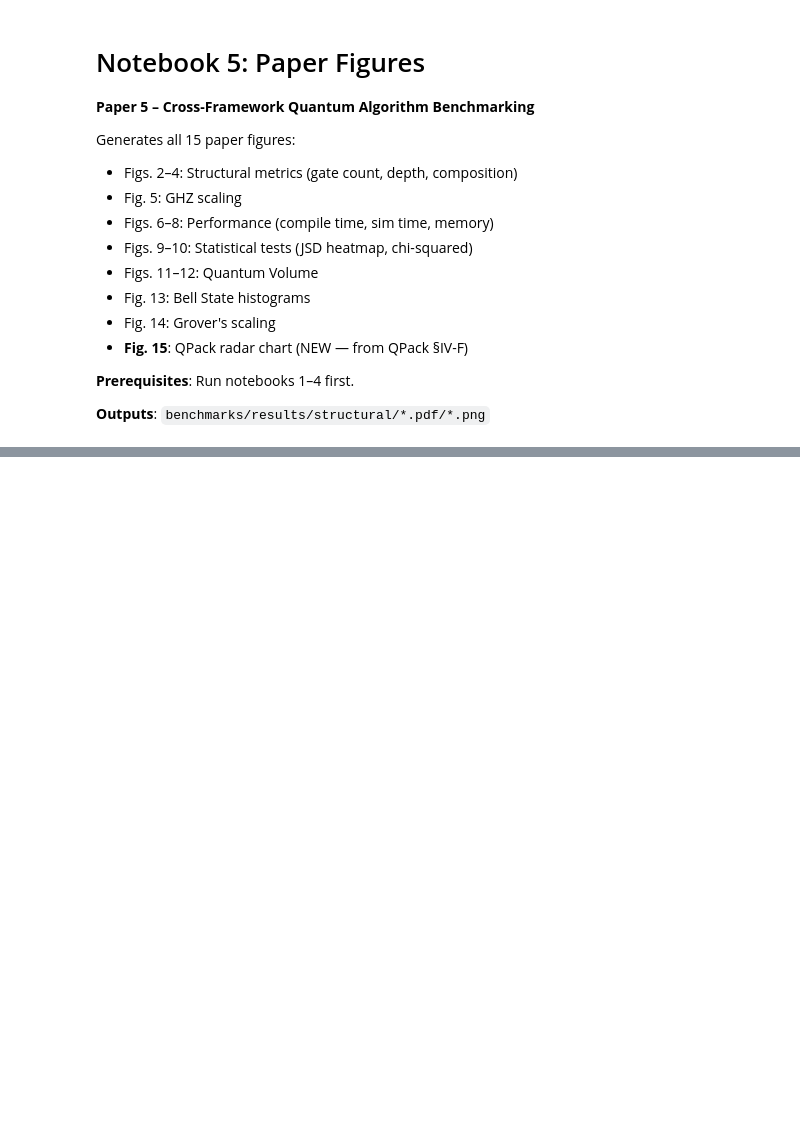
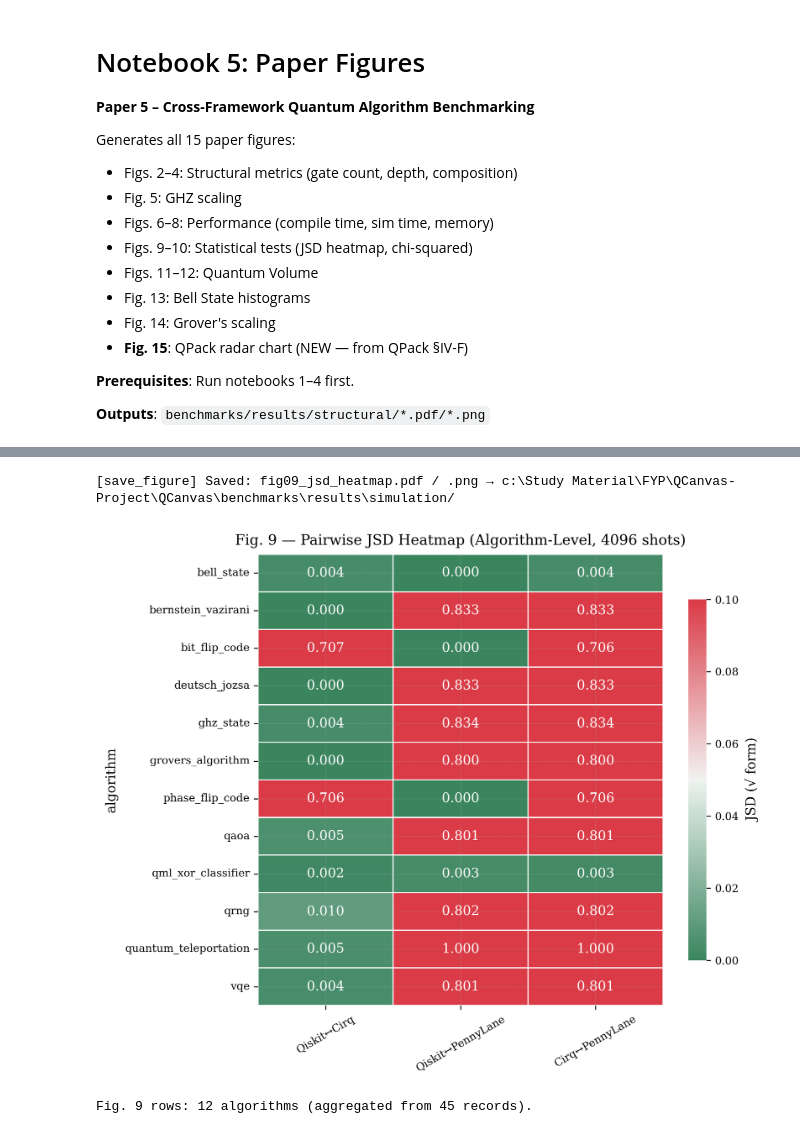
Before and after one commit to irtaza-khan/QCanvas, a Jupyter notebook: benchmarks/notebooks/nb05_figures.ipynb, the cells around one changed output, grey strips where cells are left out. Cells and saved outputs as stored; diff of their text form; code cells hidden in the pictures; blank space fills up the shorter version.

```diff
--- a/benchmarks/notebooks/nb05_figures.ipynb
+++ b/benchmarks/notebooks/nb05_figures.ipynb
@@ -37,11 +39,11 @@ print('Figure styles loaded. Generating all 15 paper figures...')
 # %%
 # Load all data
-df_struct = pd.read_csv('benchmarks/metrics/structural_metrics.csv')
-df_ctimes = pd.read_csv('benchmarks/metrics/compilation_times.csv')
-df_sim    = pd.read_csv('benchmarks/metrics/simulation_metrics.csv')
-df_qv     = pd.read_csv('benchmarks/metrics/quantum_volume_estimates.csv')
-df_tests  = pd.read_csv('benchmarks/metrics/statistical_tests.csv')
-df_qpack  = pd.read_csv('benchmarks/metrics/qpack_scores.csv')
+df_struct = pd.read_csv('../metrics/structural_metrics.csv')
+df_ctimes = pd.read_csv('../metrics/compilation_times.csv')
+df_sim    = pd.read_csv('../metrics/simulation_metrics.csv')
+df_qv     = pd.read_csv('../metrics/quantum_volume_estimates.csv')
+df_tests  = pd.read_csv('../metrics/statistical_tests.csv')
+df_qpack  = pd.read_csv('../metrics/qpack_scores.csv')
 
 # Baseline: minimum qubit count per algorithm
 df_fixed  = df_struct[df_struct['n_qubits'] == df_struct.groupby('algorithm')['n_qubits'].transform('min')]
@@ -73,8 +86,16 @@ plt.tight_layout(); save_figure(fig, 'fig05_ghz_scaling', 'structural'); plt.sho
 # %%
-# ── Fig. 9: JSD Heatmap ──────────────────────────────────────────────────────
-df_heat = df_tests.set_index('algorithm')[['jsd_qiskit_cirq', 'jsd_qiskit_pl', 'jsd_cirq_pl']]
+# ── Fig. 9: JSD Heatmap (algorithm-level aggregate) ──────────────────────────
+jsd_cols = ['jsd_qiskit_cirq', 'jsd_qiskit_pl', 'jsd_cirq_pl']
+df_heat = df_tests.groupby('algorithm', as_index=True)[jsd_cols].mean()
+df_heat = df_heat[['jsd_qiskit_cirq', 'jsd_qiskit_pl', 'jsd_cirq_pl']]
 df_heat.columns = ['Qiskit↔Cirq', 'Qiskit↔PennyLane', 'Cirq↔PennyLane']
-fig, ax = plt.subplots(figsize=(8, max(6, len(df_heat) * 0.55 + 1.5)))
-plot_jsd_heatmap(ax, df_heat, title='Fig. 9 — Pairwise JSD Heatmap (4096 shots)')
+
+fig, ax = plt.subplots(figsize=(8, max(6, len(df_heat) * 0.45 + 1.2)))
+plot_jsd_heatmap(ax, df_heat, title='Fig. 9 — Pairwise JSD Heatmap (Algorithm-Level, 4096 shots)')
 plt.tight_layout(); save_figure(fig, 'fig09_jsd_heatmap', 'simulation'); plt.show()
+print(f'Fig. 9 rows: {len(df_heat)} algorithms (aggregated from {len(df_tests)} records).')
+# %% [output]
+[save_figure] Saved: fig09_jsd_heatmap.pdf / .png → c:\Study Material\FYP\QCanvas-Project\QCanvas\benchmarks\results\simulation/
+[figure, added]
+Fig. 9 rows: 12 algorithms (aggregated from 45 records).
 # %%
```
Also changed, not shown: parts of 8 cells of this notebook, 16 other files.
